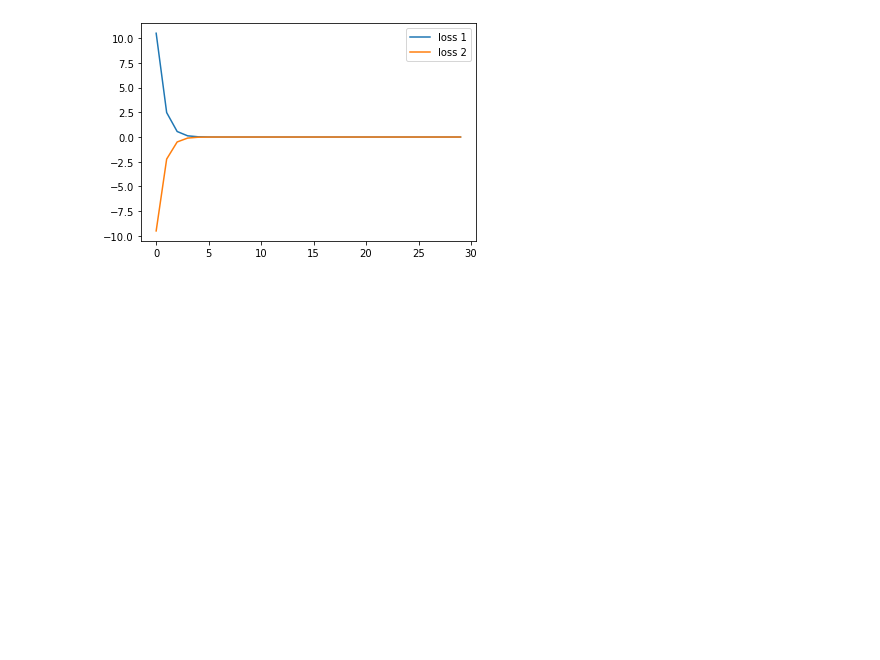
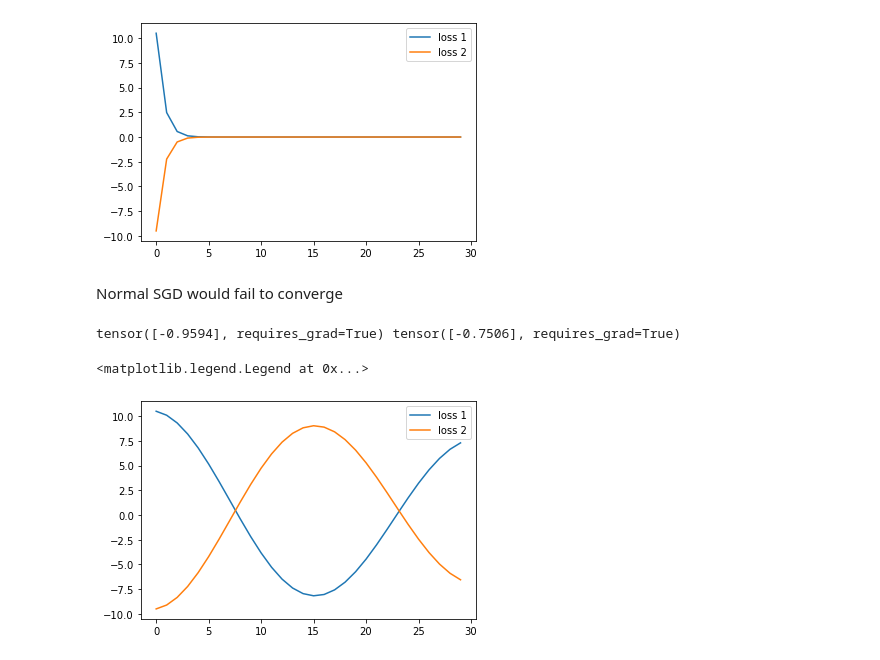
Before and after one commit to anh-tong/second, a Jupyter notebook: differential_games.ipynb, the cells around one changed output. Saved outputs shown, nothing was run; the diff lists cells and outputs as text; code cells hidden in the pictures; blank space fills up the shorter version.

```diff
--- a/differential_games.ipynb
+++ b/differential_games.ipynb
@@ -107,3 +107,34 @@ plt.legend()
 # %% [output]
 <matplotlib.legend.Legend at 0x...>
 [figure]
+# %% [markdown]
+Normal SGD would fail to converge
+# %%
+def sgd(n_iter=100, lr=0.1):
+    x = Variable(torch.ones((1, )), requires_grad=True)
+    y = Variable(torch.ones((1, )), requires_grad=True)
+    l1, l2 = [], []
+    for i in range(n_iter):
+        ell_1 = 0.5 * x**2 + 10. * x * y
+        ell_2 = 0.5 * y **2 - 10*x * y
+        losses = [ell_1, ell_2]
+        parameters = [x, y]
+        gradient = []
+        for l, w in zip(losses, parameters):
+            gradient.extend(grad(l, w, retain_graph=True))
+        with torch.no_grad():
+            x.add_(-lr*gradient[0])
+            y.add_(-lr*gradient[1])
+        l1.append(ell_1.item())
+        l2.append(ell_2.item())
+
+    print(x, y)
+    return l1, l2
+l1, l2 = sgd(n_iter=30, lr=0.01)
+plt.plot(range(30), l1, label="loss 1")
+plt.plot(range(30), l2, label="loss 2")
+plt.legend()
+# %% [output]
+tensor([-0.9594], requires_grad=True) tensor([-0.7506], requires_grad=True)
+<matplotlib.legend.Legend at 0x...>
+[figure, added]
```
